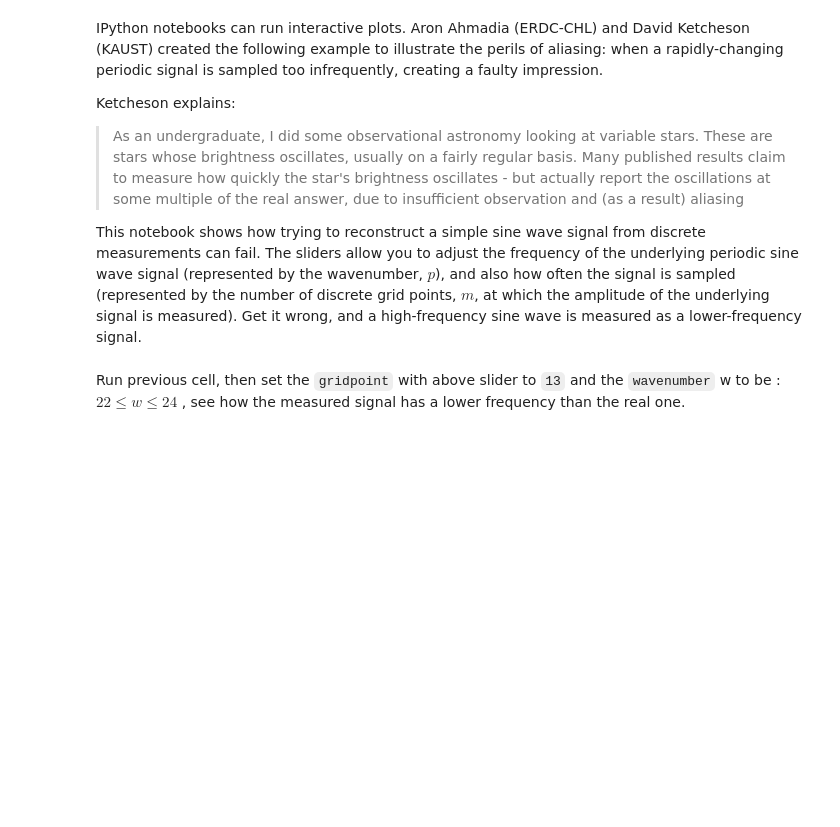
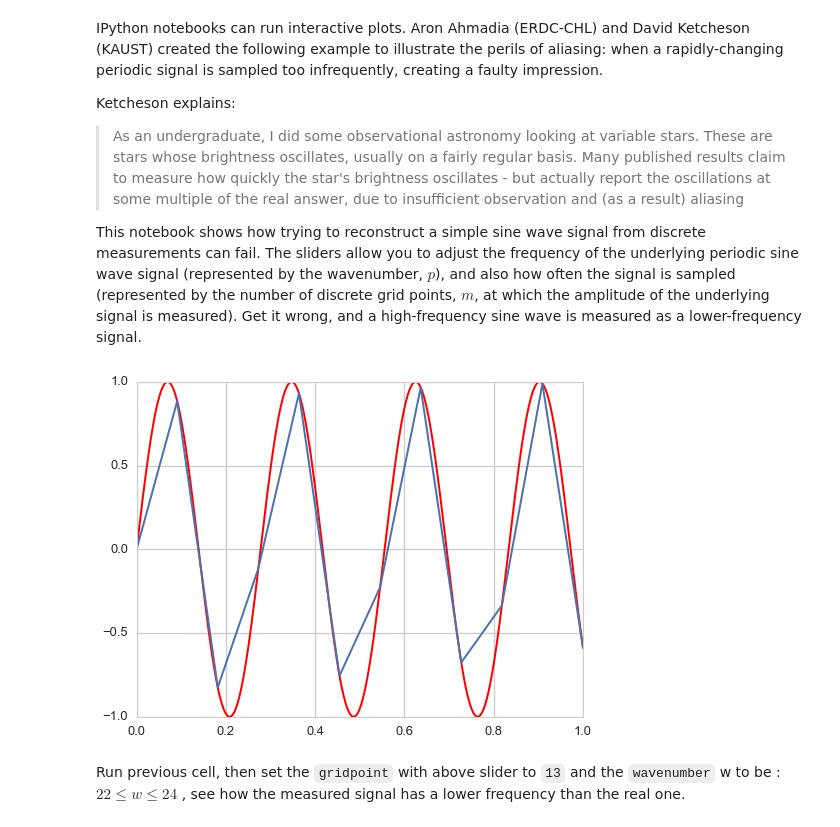
Before and after one commit to jupyter/nature-demo, a Jupyter notebook: Nature.ipynb, the cells around one changed output. Drawn from its saved outputs; the diff is of its cells as text; code cells hidden in the pictures; blank space fills up the shorter version.

```diff
--- a/Nature.ipynb
+++ b/Nature.ipynb
@@ -47,25 +60,27 @@ This notebook shows how trying to reconstruct a simple sine wave signal from dis
 # %%
 %matplotlib inline
 import numpy as np
 import matplotlib.pyplot as plt
 
 from IPython.display import display, HTML
 from IPython.html import widgets
 from IPython.html.widgets import interact, interactive
 
-def plot_sine(wavenumber=4.0,grid_points=12,plot_sine='On'):
+def plot_sine(wavenumber=4.0, grid_points=12, plot_sine=True):
     "Plot sin(2*pi*p), sampled at m equispaced points."
-    x  = np.linspace(0,1,grid_points+2); # grid
-    xf = np.linspace(0,1,1000) # fine grid
+    x  = np.linspace(0,1, grid_points+2); # grid
+    xf = np.linspace(0, 1, 1000) # fine grid
     y  = np.sin(wavenumber*np.pi*x)
     yf = np.sin(wavenumber*np.pi*xf)
-    fig = plt.figure(figsize = (8, 6));
+    fig = plt.figure(figsize=(8, 6));
     ax = fig.add_subplot(1,1,1);
-    if plot_sine == 'On':
+    if plot_sine:
         ax.plot(xf, yf, 'r-', linewidth=2);
     ax.plot(x,  y,  'o-', lw=2)
 
-interact(plot_sine, wavenumber=(1.0,44.0), grid_points=(10, 16, 1), plot_sine=(('On','Off')));
+interact(plot_sine, wavenumber=(1.0, 44.0), grid_points=(10, 16, 1), plot_sine=True);
+# %% [output]
+[figure, added]
 # %% [markdown]
 Run previous cell, then set the `gridpoint` with above slider to `13` and the `wavenumber` w to be : $22 \leq w \leq 24 $ , see how the measured signal has a lower frequency than the real one.
 # %% [markdown]
```
Also changed, not shown: parts of 11 cells of this notebook, 1 other file.
